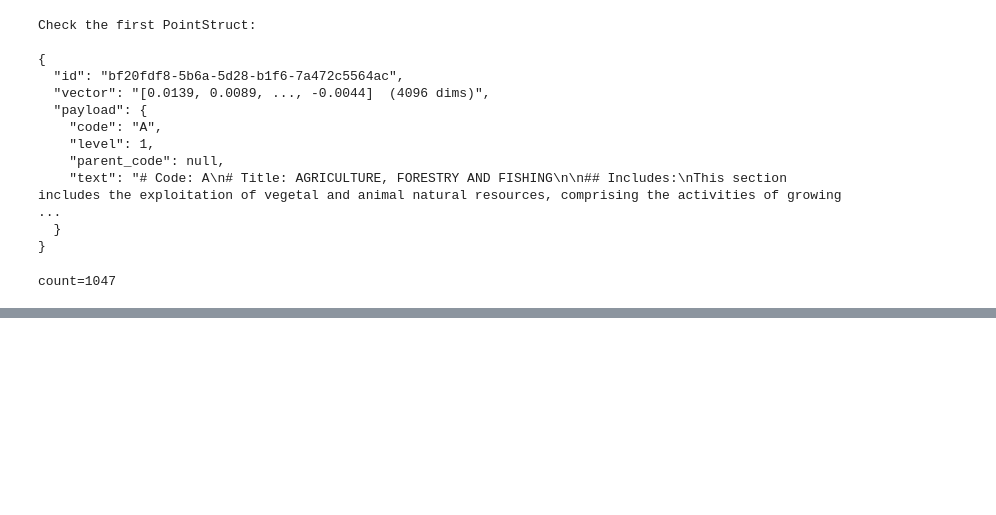
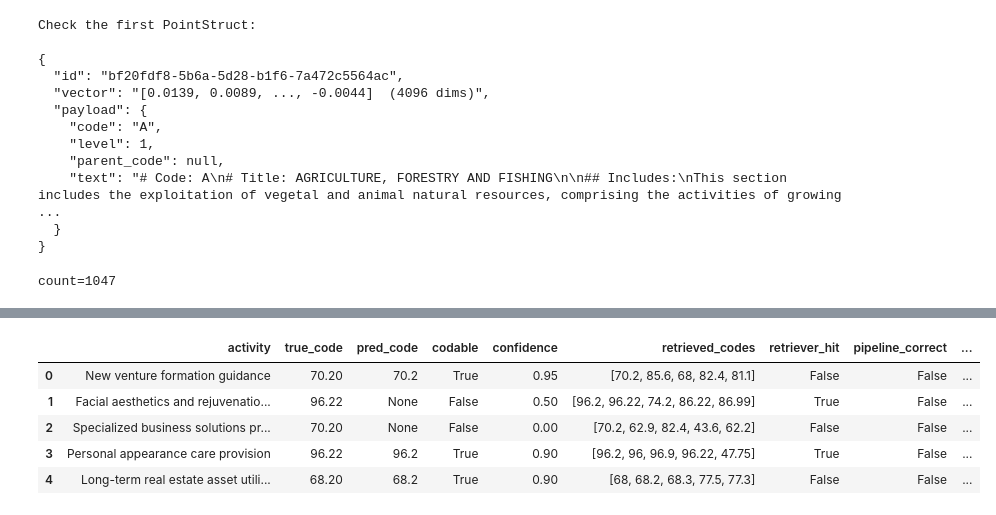
Before and after one commit to teresafernandez/funathon-project2, a Jupyter notebook: pipeline.ipynb, the cells around one changed output, grey strips where cells are left out. Saved outputs shown, nothing was run; the diff lists cells and outputs as text; code cells hidden in the pictures; blank space fills up the shorter version.

```diff
--- a/pipeline.ipynb
+++ b/pipeline.ipynb
@@ -603,0 +742,24 @@ count=1047
+# %%
+import duckdb
+
+con = duckdb.connect(database=":memory:")
+
+con.execute("INSTALL httpfs;")
+con.execute("LOAD httpfs;")
+
+query_definition = f"""
+SELECT *
+FROM read_parquet(
+  'https://minio.lab.sspcloud.fr/projet-formation/diffusion/funathon/2026/project2/generation_None_temp08.parquet'
+)
+USING SAMPLE {SAMPLE_SIZE}
+"""
+
+annotations = (
+    con.sql(query_definition)
+    .to_df()
+    .to_dict(orient="records")
+)
+print(f"Dataset loaded: {len(annotations)} rows")
+print(f"Keys: {list(annotations[0].keys())}")
+annotations[:2]
@@ -603,0 +906,9 @@ count=1047
+# %%
+results.head()
+# %% [output]
+|  | activity | true_code | pred_code | codable | confidence | retrieved_codes | retriever_hit | pipeline_correct | ... |
+| 0 | New venture formation guidance | 70.20 | 70.2 | True | 0.95 | [70.2, 85.6, 68, 82.4, 81.1] | False | False | ... |
+| 1 | Facial aesthetics and rejuvenatio... | 96.22 | None | False | 0.50 | [96.2, 96.22, 74.2, 86.22, 86.99] | True | False | ... |
+| 2 | Specialized business solutions pr... | 70.20 | None | False | 0.00 | [70.2, 62.9, 82.4, 43.6, 62.2] | False | False | ... |
+| 3 | Personal appearance care provision | 96.22 | 96.2 | True | 0.90 | [96.2, 96, 96.9, 96.22, 47.75] | True | False | ... |
+| 4 | Long-term real estate asset utili... | 68.20 | 68.2 | True | 0.90 | [68, 68.2, 68.3, 77.5, 77.3] | False | False | ... |
```
Also changed, not shown: parts of 31 cells of this notebook.
